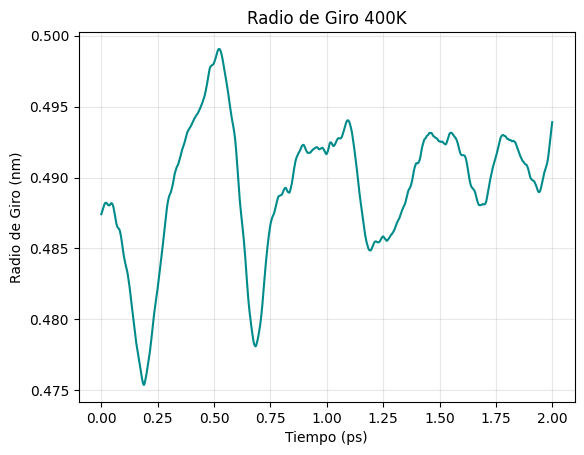
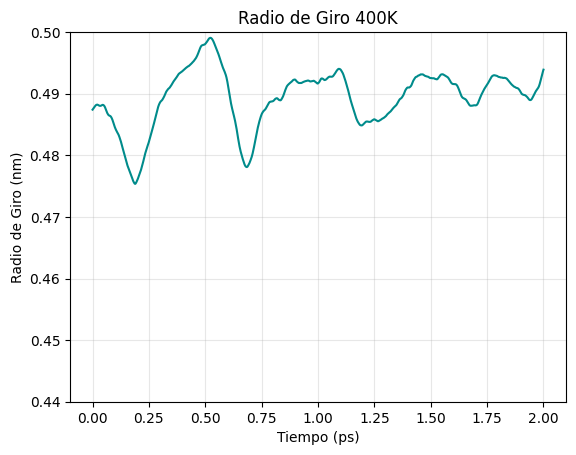
The notebook cell's code change between the first figure and the second:
--- before
+++ after
@@ -4,4 +4,5 @@
 plt.ylabel("Radio de Giro (nm)") 
 plt.title("Radio de Giro 400K") 
+plt.ylim(0.44,0.5)
 plt.grid(alpha=0.3)
 plt.show()

Commit: Añadimos límites ylim